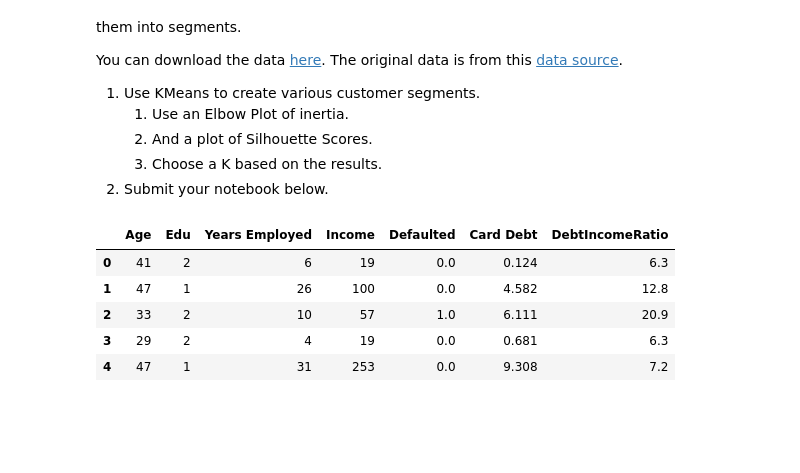
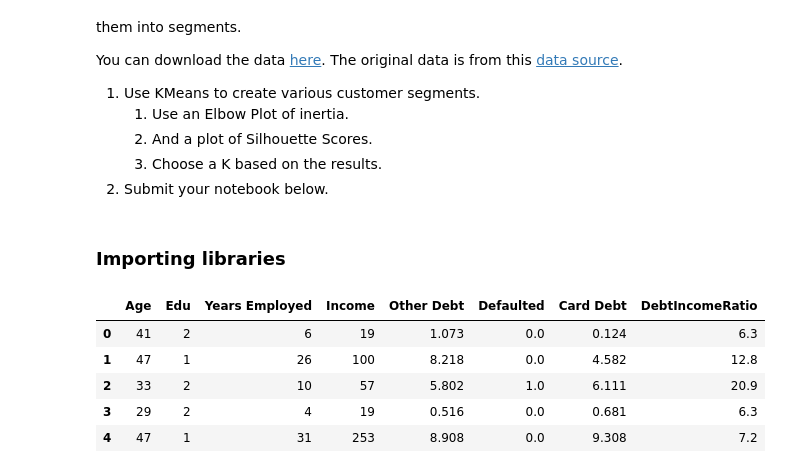
Before and after one commit to zeekwired/Practice, a Jupyter notebook: KMeans Find K (Core).ipynb, the cells around one changed output. Drawn from its saved outputs; the diff is of its cells as text; code cells hidden in the pictures; blank space fills up the shorter version.

```diff
--- a/KMeans Find K (Core).ipynb
+++ b/KMeans Find K (Core).ipynb
@@ -16,4 +16,6 @@ You can download the data [here](https://s3.amazonaws.com/General_V88/boomyeah20
 2. Submit your notebook below.
+# %% [markdown]
+### Importing libraries
 # %%
 import pandas as pd
 import numpy as np
@@ -25,11 +28,13 @@ from sklearn.pipeline import make_pipeline
 # %%
+# Loading CSV file into pandas dataframe
 df = pd.read_csv('cust_seg.csv')
-cust = df[['Age', 'Edu', 'Years Employed', 'Income', 'Defaulted', 'Card Debt', 'DebtIncomeRatio']]
+# Storing specified columns into cust
+cust = df[['Age', 'Edu', 'Years Employed', 'Income', 'Other Debt', 'Defaulted', 'Card Debt', 'DebtIncomeRatio']]
 cust.head()
 # %% [output]
-|  | Age | Edu | Years Employed | Income | Defaulted | Card Debt | DebtIncomeRatio |
-| 0 | 41 | 2 | 6 | 19 | 0.0 | 0.124 | 6.3 |
-| 1 | 47 | 1 | 26 | 100 | 0.0 | 4.582 | 12.8 |
-| 2 | 33 | 2 | 10 | 57 | 1.0 | 6.111 | 20.9 |
-| 3 | 29 | 2 | 4 | 19 | 0.0 | 0.681 | 6.3 |
-| 4 | 47 | 1 | 31 | 253 | 0.0 | 9.308 | 7.2 |
+|  | Age | Edu | Years Employed | Income | Other Debt | Defaulted | Card Debt | DebtIncomeRatio |
+| 0 | 41 | 2 | 6 | 19 | 1.073 | 0.0 | 0.124 | 6.3 |
+| 1 | 47 | 1 | 26 | 100 | 8.218 | 0.0 | 4.582 | 12.8 |
+| 2 | 33 | 2 | 10 | 57 | 5.802 | 1.0 | 6.111 | 20.9 |
+| 3 | 29 | 2 | 4 | 19 | 0.516 | 0.0 | 0.681 | 6.3 |
+| 4 | 47 | 1 | 31 | 253 | 8.908 | 0.0 | 9.308 | 7.2 |
```
Also changed, not shown: parts of 11 cells of this notebook, 2 other files.
